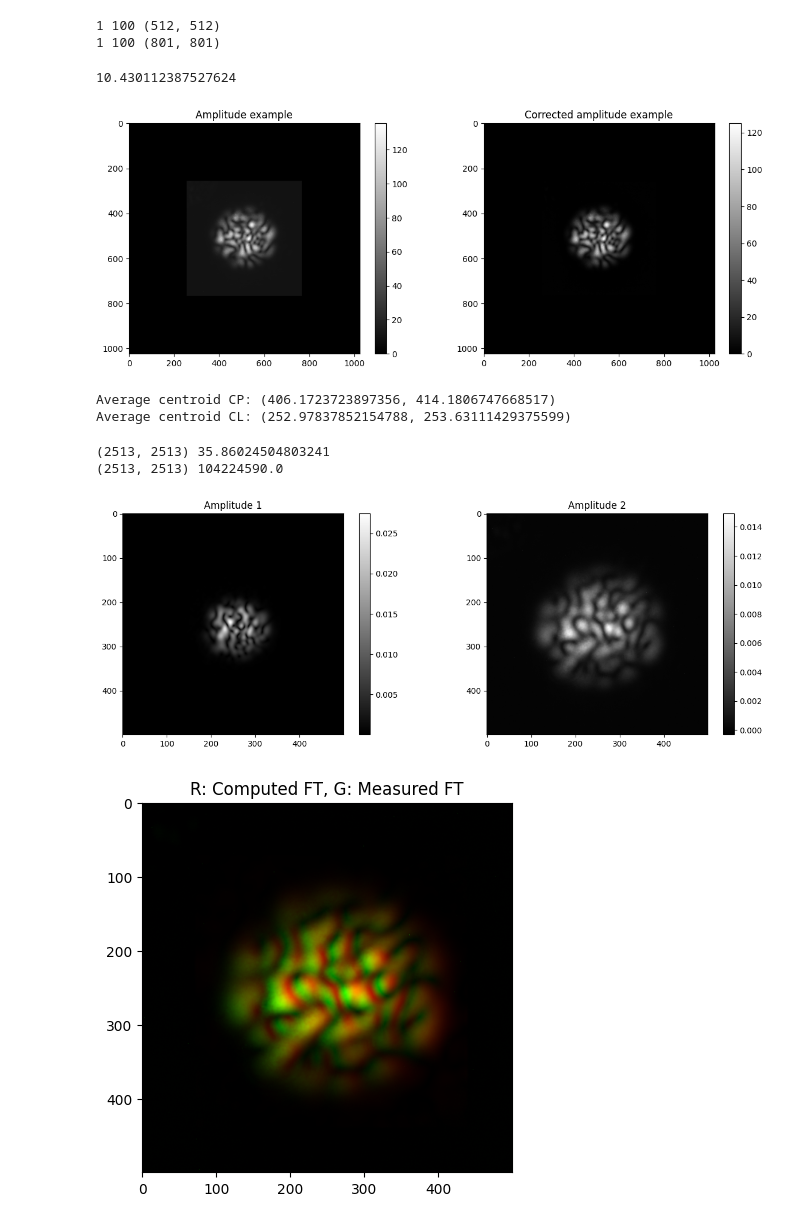
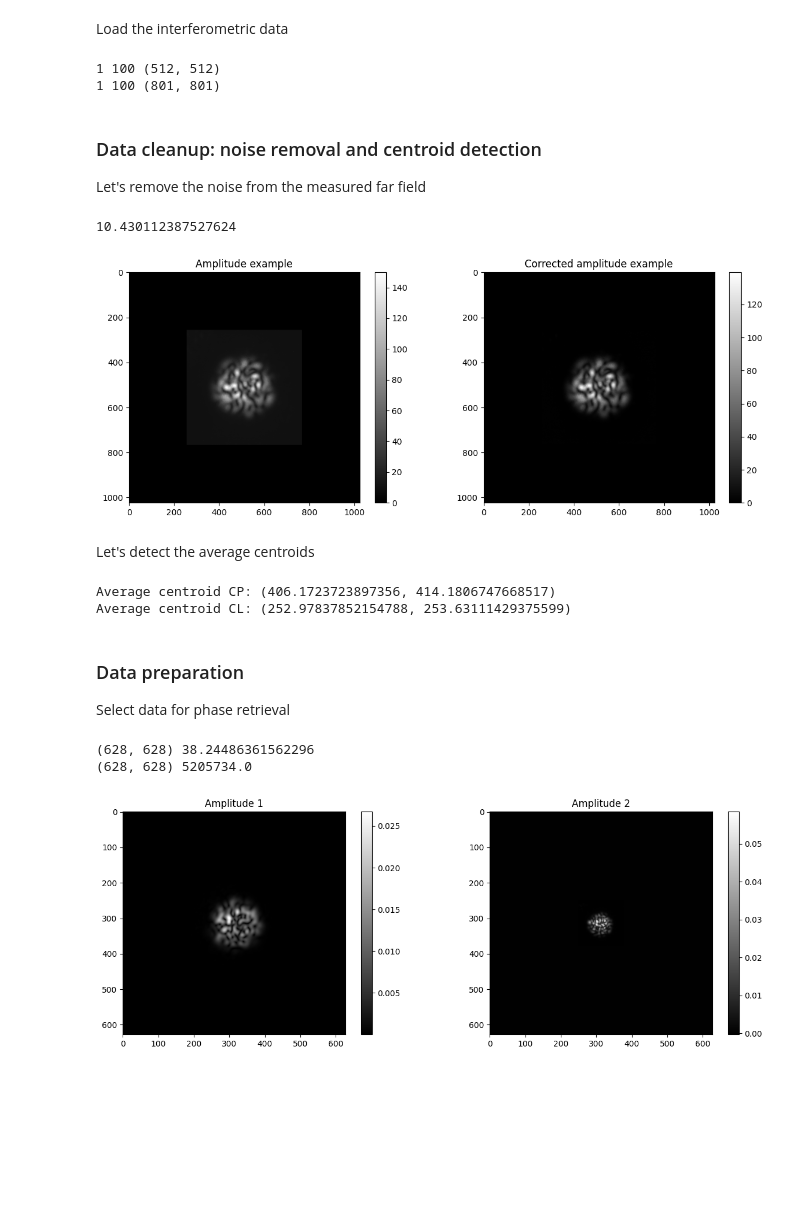
Before and after one commit to jysru/Speckle-Retrieval, a Jupyter notebook: notebooks/experimental_speckle_retrieval_with_correction.ipynb, the cells around one changed output. Saved outputs shown, nothing was run; the diff lists cells and outputs as text; code cells hidden in the pictures; blank space fills up the shorter version.

```diff
--- a/notebooks/experimental_speckle_retrieval_with_correction.ipynb
+++ b/notebooks/experimental_speckle_retrieval_with_correction.ipynb
@@ -14,3 +23,5 @@ data_path = 'C:/ML/datasets/data_f_60mm_good.mat'
+# %% [markdown]
+Load the interferometric data
 # %%
 CL = loadmat(data_path)['CL']
 CP = loadmat(data_path)['CP']
@@ -20,65 +31,64 @@ print(len(CP), len(CP[0]), CP[0][0].shape)
 # %% [output]
 1 100 (512, 512)
 1 100 (801, 801)
+# %% [markdown]
+### Data cleanup: noise removal and centroid detection
+
+Let's remove the noise from the measured far field
 # %%
-noise_corr = speckleret.utils.extract_noise_correction(CL, mask_trsh=0.02, plot_result=True)
+noise_corr = spr.utils.extract_noise_correction(CL, mask_trsh=0.02, plot_result=True)
 print(noise_corr)
 # %% [output]
 10.430112387527624
-[figure, old version]
+[figure, new version]
+# %% [markdown]
+Let's detect the average centroids
 # %%
-centroids_CP = speckleret.utils.extract_average_centroid(CP)
-centroids_CL = speckleret.utils.extract_average_centroid(CL)
+centroids_CP = spr.utils.extract_average_centroid(CP)
+centroids_CL = spr.utils.extract_average_centroid(CL)
 
 print(f"Average centroid CP: {centroids_CP}")
 print(f"Average centroid CL: {centroids_CL}")
 # %% [output]
 Average centroid CP: (406.1723723897356, 414.1806747668517)
 Average centroid CL: (252.97837852154788, 253.63111429375599)
+# %% [markdown]
+### Data preparation
+
+Select data for phase retrieval
+# %%
+idx = 7
+random: bool = True
+if random:
+    idx = np.random.randint(0, len(CP[0]))
 # %%
-idx = 15
-size = 256
-start = 270
-
-field = CP[0][idx]#[start:start+size, start:start+size]
+field = CP[0][idx]
 CP_shift = (np.array(centroids_CP) - np.array(field.shape) / 2).astype(int)
 field = np.roll(field, shift=-CP_shift, axis=(0,1))
-field = speckleret.transforms.pad_img(field, 2.139)
+# field = spr.transforms.pad_img(field, 2.139)
+field = field[86:-87, 86:-87]
+# field = field[:-1, :-1]
 
 field_energy = np.sum(np.square(np.abs(field)))
 field = field / np.sqrt(field_energy)
 print(field.shape, field_energy)
 
 
 ft = np.sqrt(CL[0][idx]) - noise_corr
-CL_shift = (np.array(centroids_CL) - np.array(ft.shape) / 2).astype(int)
+CL_shift = (np.array(centroids_CL) - np.array(ft.shape) / 2).astype(int) + np.array([-20, 10])
 ft = np.roll(ft, shift=-CL_shift, axis=(0,1))
-# ft = speckleret.utils.bin_image(ft, newshape=(256, 256))
-ft = ft[:-1,:-1]
-
-ft = speckleret.transforms.pad_img(ft, 3.92)
-# ft = speckleret.transforms.pad_img(ft, 5.50)
+ft = spr.utils.bin_image(ft, newshape=(128, 128))
+# ft = ft[:-1,:-1]
+# ft = spr.transforms.pad_img(ft, 3.92)
+ft = spr.transforms.pad_img(ft, 3.92)
 
 ft_energy = np.sum(np.square(np.abs(ft)))
 ft = ft / np.sqrt(ft_energy)
 print(ft.shape, ft_energy)
 
-_ = speckleret.plots.compare_arrays(field[1000:1500,1000:1500], ft[1000:1500,1000:1500], cmap='gray')
-# _ = speckleret.plots.compare_arrays(field, ft, cmap='gray')
+# _ = spr.plots.compare_arrays(field[1000:1500,1000:1500], ft[1000:1500,1000:1500], cmap='gray')
+_ = spr.plots.compare_arrays(field, ft, cmap='gray')
 # %% [output]
-(2513, 2513) 35.86024504803241
-(2513, 2513) 104224590.0
+(628, 628) 38.24486361562296
+(628, 628) 5205734.0
-[figure, old version]
+[figure, new version]
-# %%
-ft_field = speckleret.transforms.fourier_transform(field)
-
-r = np.abs(ft_field) / np.max(np.abs(ft_field))
-g = np.abs(ft) / np.max(np.abs(ft))
-b = np.zeros_like(r)
-img = np.dstack((r, g, b))
-
-plt.imshow(img[1000:1500, 1000:1500])
-plt.title("R: Computed FT, G: Measured FT")
-plt.show()
-# %% [output]
-[figure, removed]
```
Also changed, not shown: parts of 14 cells of this notebook.
